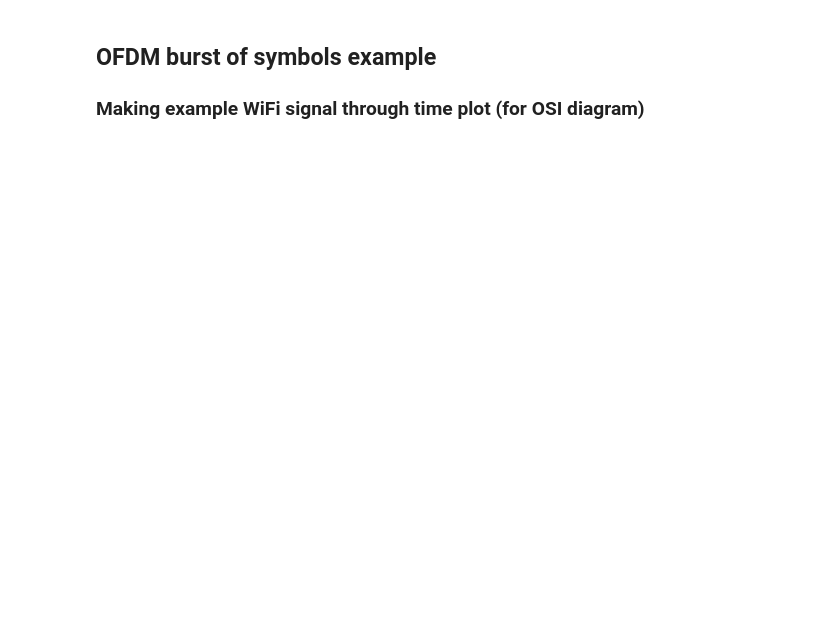
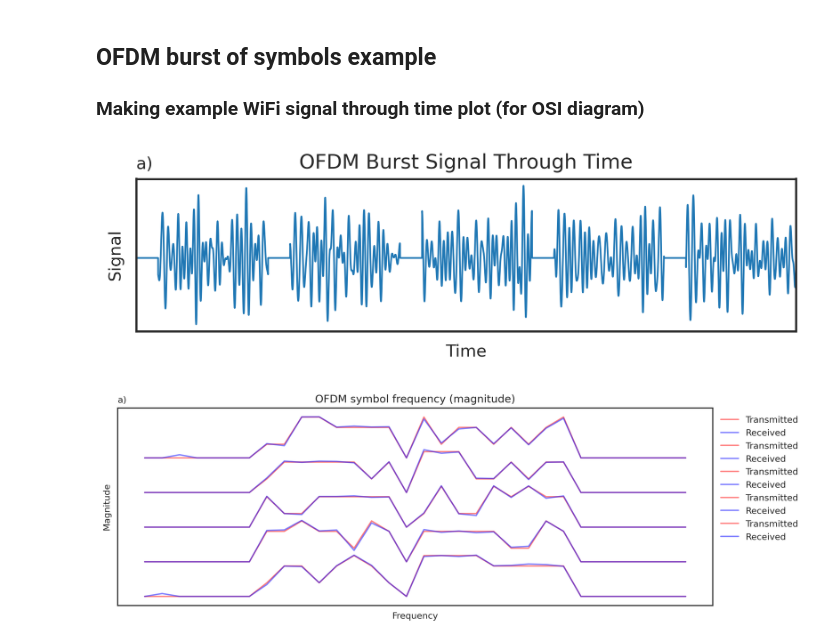
Before and after one commit to tlee08/XL-NTA_honours_dev, a Jupyter notebook: 2_analyse/signals.ipynb, the cells around one changed output. Saved outputs shown, nothing was run; the diff lists cells and outputs as text; code cells hidden in the pictures; blank space fills up the shorter version.

```diff
--- a/2_analyse/signals.ipynb
+++ b/2_analyse/signals.ipynb
@@ -15,6 +15,7 @@ plt_dir = "/Users/timothylee/Desktop/Uni/Yr5/Honours/honours_thesis/figures/plt_
 
 # Resolution of plots
 plt.rcParams["figure.dpi"] = 100 # 300
+plt.rcParams["figure.dpi"] = 300 # 300
 
 # Backend to generate plots
 # %matplotlib ipympl
@@ -22,7 +23,7 @@ plt.rcParams["figure.dpi"] = 100 # 300
 # %% [markdown]
 ## Functions to make a symbol
 # %%
-def make_symbol(symbol_period, sampling_freq, c_subs, s_subs, n_subs, qam_vals):
+def make_symbol(symbol_period, sampling_freq, c_subs, s_subs, n_subs, qam_vals, v_g=0.0, v_p=0.0):
     """
     Makes a symbol with random data values, given:
 
@@ -53,8 +54,6 @@ def make_symbol(symbol_period, sampling_freq, c_subs, s_subs, n_subs, qam_vals):
     mod_vals[-7:] = 0
 
     # Adding a) gaussian and b) shift noise to the signal
-    v_g = 0.05
-    v_p = 0.01
     noise_g = (
         v_g * (np.random.randn(n_subs) + 1j * np.random.randn(n_subs)) / np.sqrt(2)
     )
@@ -285,6 +351,8 @@ symbol_period = 1  # Symbol duration in seconds
 sampling_freq = 2000  # Sampling frequency
 n_symbols = 5 # Number of signals int the burst
 symbol_spacing = 0.2 # Seconds between symbols
+v_g = 0.05  # Gaussian white noise
+v_p = 0.01  # Phase shift noise
 
 # Possible QAM files (16-QAM)
 n_qam = 2
@@ -309,7 +377,7 @@ burst_demod_vals = np.zeros((n_symbols, s_subs*n_subs), dtype=np.complex64)
 # Getting mod, demod, and signal values for each symbol
 for i in np.arange(n_symbols):
     (signal, t), (mod_vals, mod_freq), (demod_vals, demod_freq) = make_symbol(
-        symbol_period, sampling_freq, c_subs, s_subs, n_subs, qam_vals
+        symbol_period, sampling_freq, c_subs, s_subs, n_subs, qam_vals, v_g, v_p,
     )
     burst_signal = np.concatenate([burst_signal, spacing_signal, signal])
     burst_mod_vals[i] = mod_vals
@@ -330,7 +398,8 @@ with plt.style.context(style):
         linewidth=1
     )
     # Set axes titles
-    ax.set_title("WiFi Radio Signal Through Time")
+    ax.set_title("a)", loc='left', fontsize='medium')
+    ax.set_title("OFDM Burst Signal Through Time")
     ax.set_xlabel("Time")
     ax.set_ylabel("Signal")
     # CUSTOMISING APPEARANCE
@@ -340,39 +409,44 @@ with plt.style.context(style):
     ax.set_xticklabels(['' for _ in ax.get_xticks()])
     ax.set_yticklabels(['' for _ in ax.get_yticks()])
     # Save fig
-    fig.savefig(os.path.join(plt_dir, "wifi_signal.pdf"))
+    fig.tight_layout()
+    fig.savefig(os.path.join(plt_dir, "wifi_signal.png"))
     # fig.clf()
     # plt.close()
+
 # Plot each OFDM signal in the frequency domain (Magnitude)
 with plt.style.context(style):
     fig, ax = plt.subplots(figsize=(12, 4))
     # fig.tight_layout()
     for i, _ in enumerate(burst_mod_vals):
         ax.plot(
             freqs,
             np.abs(burst_mod_vals[i])+i*1.2,
             label="Transmitted",
             color="red",
             alpha=0.5,
         )
         ax.plot(
             freqs,
             np.abs(burst_demod_vals[i])+i*1.2,
             label="Received",
             color="blue",
             alpha=0.5,
         )
     ax.set_title("a)", loc='left', fontsize='medium')
     ax.set_title("OFDM symbol frequency (magnitude)")
     ax.set_xlabel("Frequency")
     ax.set_ylabel("Magnitude")
     # CUSTOMISING APPEARANCE
     # ax.set_xlim((freqs.min(), freqs.max()))
     # Remove x-axis tick numbers
     ax.set_xticklabels(['' for _ in ax.get_xticks()])
     ax.set_yticklabels(['' for _ in ax.get_yticks()])
     # Set legend position
     ax.legend(loc='upper left', bbox_to_anchor=(1, 1))
     fig.show()
     # fig.clf()
     # plt.close()
+# %% [output]
+[figure, added]
+[figure, added]
```
Also changed, not shown: parts of 4 cells of this notebook, 4 other files.
